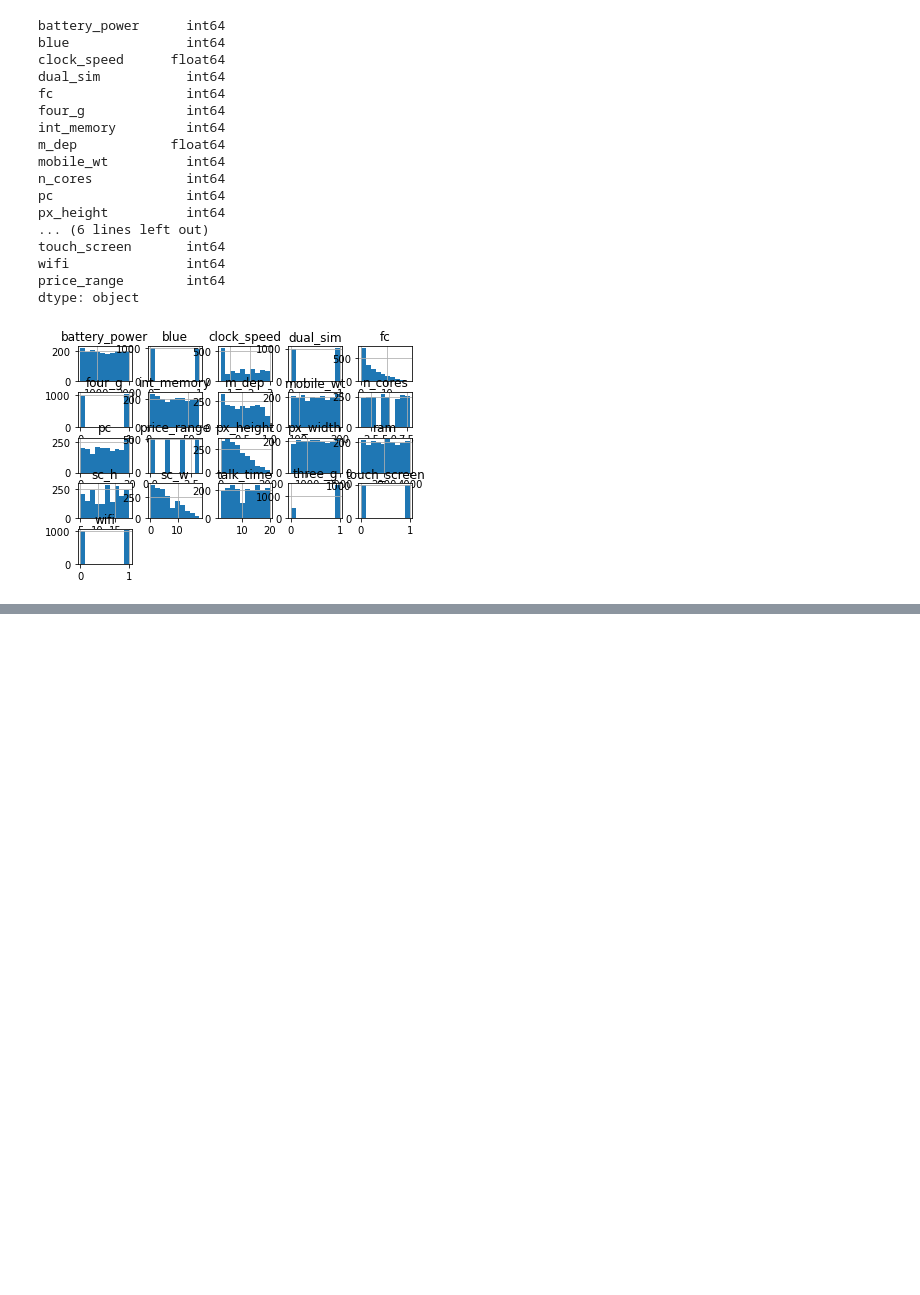
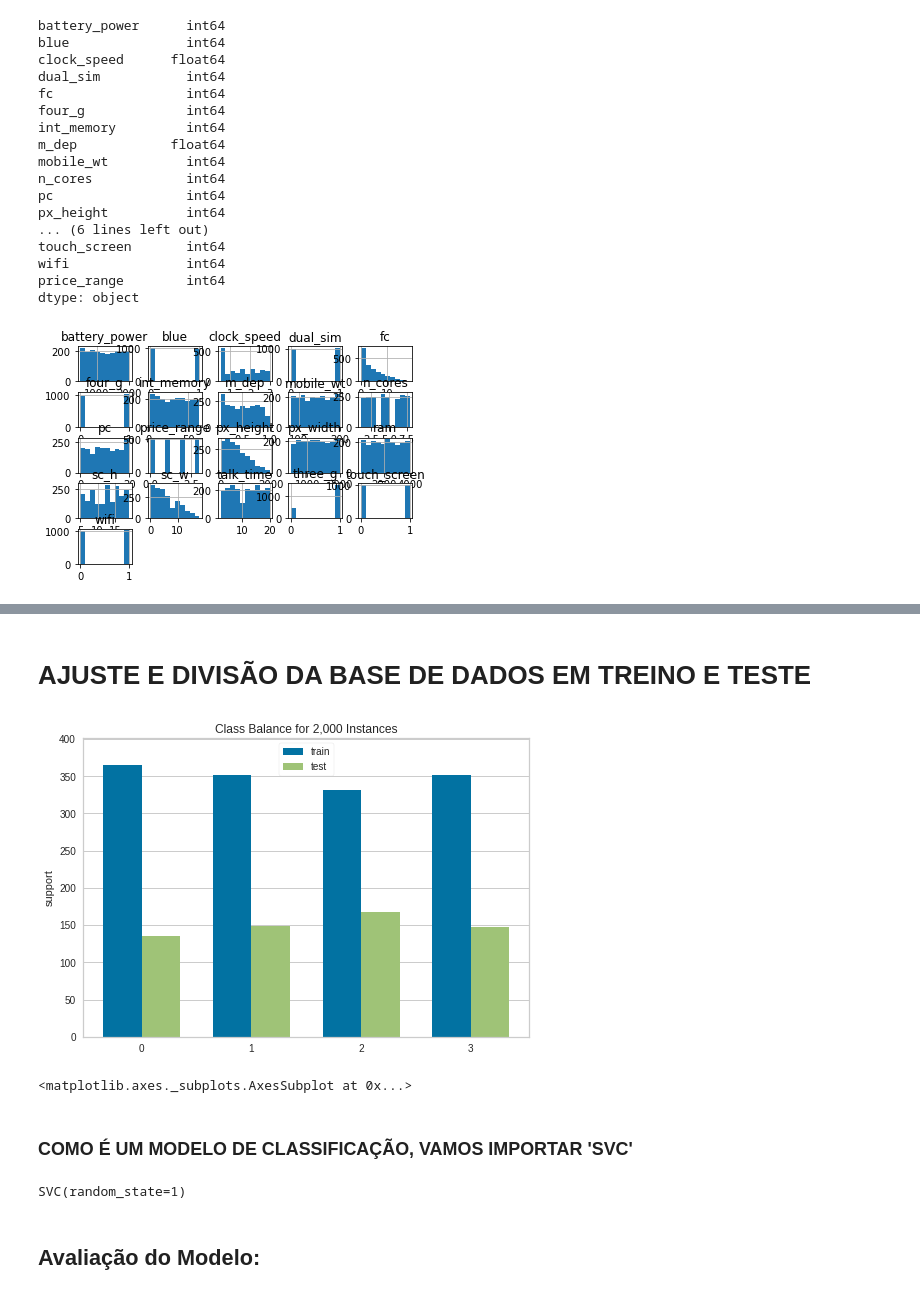
Before and after one commit to marciovbrazil/unisinos, a Jupyter notebook: trabalho-machine-learning/trabalho-machine-learning.ipynb, the cells around one changed output, grey strips where cells are left out. Saved outputs shown, nothing was run; the diff lists cells and outputs as text; code cells hidden in the pictures; blank space fills up the shorter version.

```diff
--- a/trabalho-machine-learning/trabalho-machine-learning.ipynb
+++ b/trabalho-machine-learning/trabalho-machine-learning.ipynb
@@ -90,0 +129,24 @@ plt.show()
+# %% [markdown]
+# AJUSTE E DIVISÃO DA BASE DE DADOS EM TREINO E TESTE
+# %%
+#a variável dependente y é discreta e varia entre 0 e 3
+#as variáveis explicativas estão em unidades de medidas variadas - serão normalizadas (entre 0 e 1)
+
+import numpy as np
+y = dados["price_range"].values
+x = dados.drop(["price_range"],axis=1)
+x = (x-np.min(x))/(np.max(x)-np.min(x))
+from sklearn.model_selection import train_test_split
+x_train, x_test, y_train, y_test = train_test_split(x,y,test_size = 0.3,random_state=1)
+# %%
+#cópia do notebook: https://www.kaggle.com/gulsahdemiryurek/mobile-price-classification-with-svm#4--PREDICTION-VISUALIZATION
+
+from yellowbrick.target import ClassBalance
+visualizer = ClassBalance(labels=[0, 1, 2,3])
+visualizer.fit(y_train, y_test)
+visualizer.poof()
+# %% [output]
+[figure, added]
+<matplotlib.axes._subplots.AxesSubplot at 0x...>
+# %% [markdown]
+### COMO É UM MODELO DE CLASSIFICAÇÃO, VAMOS IMPORTAR 'SVC'
@@ -90,0 +158,6 @@ plt.show()
+# %%
+modelo.fit(x_train,y_train)
+# %% [output]
+SVC(random_state=1)
+# %% [markdown]
+## Avaliação do Modelo:
```
Also changed, not shown: parts of 19 cells of this notebook.
